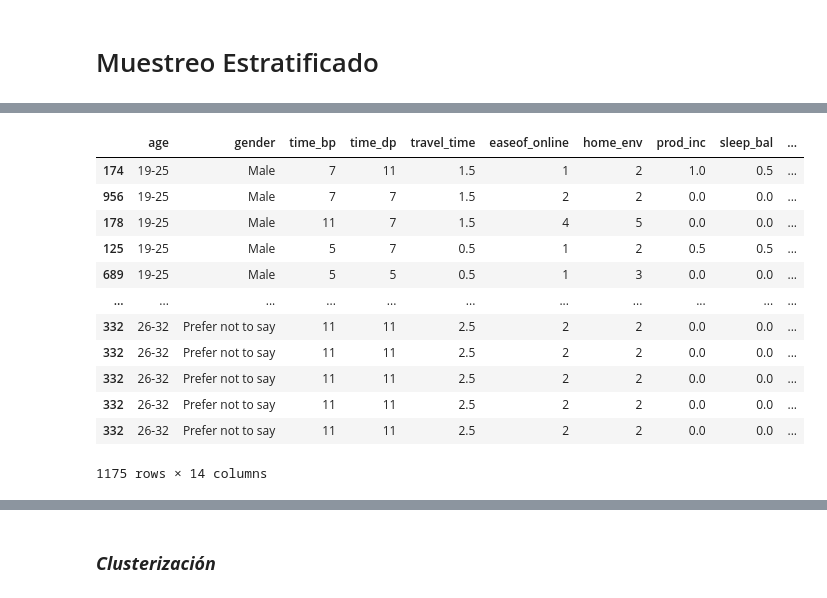
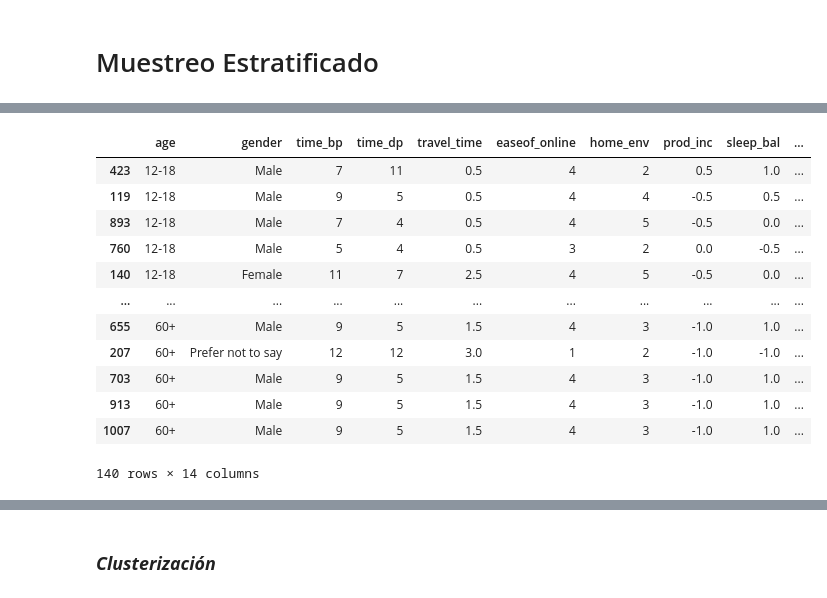
Before and after one commit to Gennifer2001/tesis, a Jupyter notebook: Tésisjeje_muestreo.ipynb, the cells around one changed output, grey strips where cells are left out. Saved outputs shown, nothing was run; the diff lists cells and outputs as text; code cells hidden in the pictures.

```diff
--- a/Tésisjeje_muestreo.ipynb
+++ b/Tésisjeje_muestreo.ipynb
@@ -143,5 +156,2 @@ systematic_sample
 # %% [markdown]
 # Muestreo Estratificado
-# %%
-df2['estratificado'] = df2['age'] + "," + df2['gender']
-(df2['estratificado'].value_counts()/len(df2)).sort_values(ascending = False)
@@ -188,19 +158,29 @@ def data_estratificada(df2, nombres_columnas_estrat, valores_estrat, prop_estrat
-# %%
-valores_estrat = ['19-25,Male', '40-50,Female', '26-32,Male', '50-60,Female','26-32,Female','19-25,Female', '33-40,Male', '60+,Male', '50-60,Male','33-40,Female','40-50,Male','12-18,Female','12-18,Prefer not to say','19-25,Prefer not to say','60+,Prefer not to say','60+,Female','33-40,Prefer not to say','26-32,Prefer not to say']
-prop_estrat = [0.233191, 0.124255, 0.120000, 0.114043,0.101277,0.058723,0.056170,0.049362,0.033191,0.030638,0.029787,0.029787,0.011915,0.001702,0.001702,0.001702,0.000851,0.000851,0.000851]
-df_estrat = data_estratificada(df2, 'estratificado', valores_estrat, prop_estrat, random_state=42)
-df_estrat
-# %% [output]
-|  | age | gender | time_bp | time_dp | travel_time | easeof_online | home_env | prod_inc | sleep_bal | ... |
-| 174 | 19-25 | Male | 7 | 11 | 1.5 | 1 | 2 | 1.0 | 0.5 | ... |
-| 956 | 19-25 | Male | 7 | 7 | 1.5 | 2 | 2 | 0.0 | 0.0 | ... |
-| 178 | 19-25 | Male | 11 | 7 | 1.5 | 4 | 5 | 0.0 | 0.0 | ... |
-| 125 | 19-25 | Male | 5 | 7 | 0.5 | 1 | 2 | 0.5 | 0.5 | ... |
-| 689 | 19-25 | Male | 5 | 5 | 0.5 | 1 | 3 | 0.0 | 0.0 | ... |
-| ... | ... | ... | ... | ... | ... | ... | ... | ... | ... | ... |
-| 332 | 26-32 | Prefer not to say | 11 | 11 | 2.5 | 2 | 2 | 0.0 | 0.0 | ... |
-| 332 | 26-32 | Prefer not to say | 11 | 11 | 2.5 | 2 | 2 | 0.0 | 0.0 | ... |
-| 332 | 26-32 | Prefer not to say | 11 | 11 | 2.5 | 2 | 2 | 0.0 | 0.0 | ... |
-| 332 | 26-32 | Prefer not to say | 11 | 11 | 2.5 | 2 | 2 | 0.0 | 0.0 | ... |
-| 332 | 26-32 | Prefer not to say | 11 | 11 | 2.5 | 2 | 2 | 0.0 | 0.0 | ... |
-1175 rows × 14 columns
+# %%
+np.random.seed(42)
+grouped = df2.groupby('age')
+sampled_data = []
+
+# Iterar sobre cada grupo, tomar muestras aleatorias y agregarlas a la lista
+for group_name, group_data in grouped:
+    np.random.seed(42)
+    sampled_data.append(group_data.sample(n=20, replace=True))  # Reemplazar si deseas permitir muestras repetidas
+
+# Combinar las muestras estratificadas en un nuevo DataFrame
+stratified_sample = pd.concat(sampled_data, axis=0)
+
+# Mostrar el resultado
+stratified_sample
+# %% [output]
+|  | age | gender | time_bp | time_dp | travel_time | easeof_online | home_env | prod_inc | sleep_bal | ... |
+| 423 | 12-18 | Male | 7 | 11 | 0.5 | 4 | 2 | 0.5 | 1.0 | ... |
+| 119 | 12-18 | Male | 9 | 5 | 0.5 | 4 | 4 | -0.5 | 0.5 | ... |
+| 893 | 12-18 | Male | 7 | 4 | 0.5 | 4 | 5 | -0.5 | 0.0 | ... |
+| 760 | 12-18 | Male | 5 | 4 | 0.5 | 3 | 2 | 0.0 | -0.5 | ... |
+| 140 | 12-18 | Female | 11 | 7 | 2.5 | 4 | 5 | -0.5 | 0.0 | ... |
+| ... | ... | ... | ... | ... | ... | ... | ... | ... | ... | ... |
+| 655 | 60+ | Male | 9 | 5 | 1.5 | 4 | 3 | -1.0 | 1.0 | ... |
+| 207 | 60+ | Prefer not to say | 12 | 12 | 3.0 | 1 | 2 | -1.0 | -1.0 | ... |
+| 703 | 60+ | Male | 9 | 5 | 1.5 | 4 | 3 | -1.0 | 1.0 | ... |
+| 913 | 60+ | Male | 9 | 5 | 1.5 | 4 | 3 | -1.0 | 1.0 | ... |
+| 1007 | 60+ | Male | 9 | 5 | 1.5 | 4 | 3 | -1.0 | 1.0 | ... |
+140 rows × 14 columns
```
Also changed, not shown: parts of 11 cells of this notebook.
